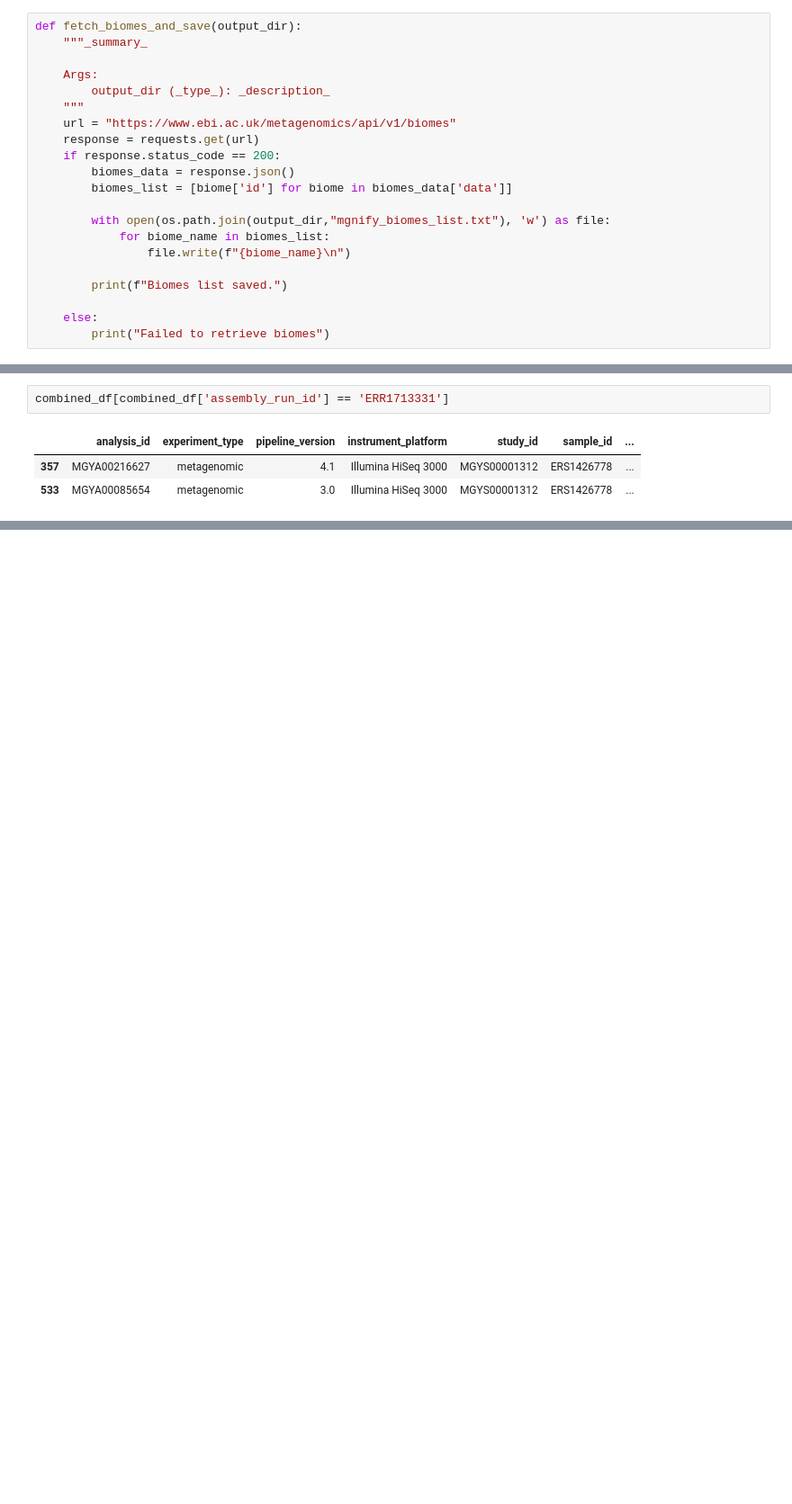
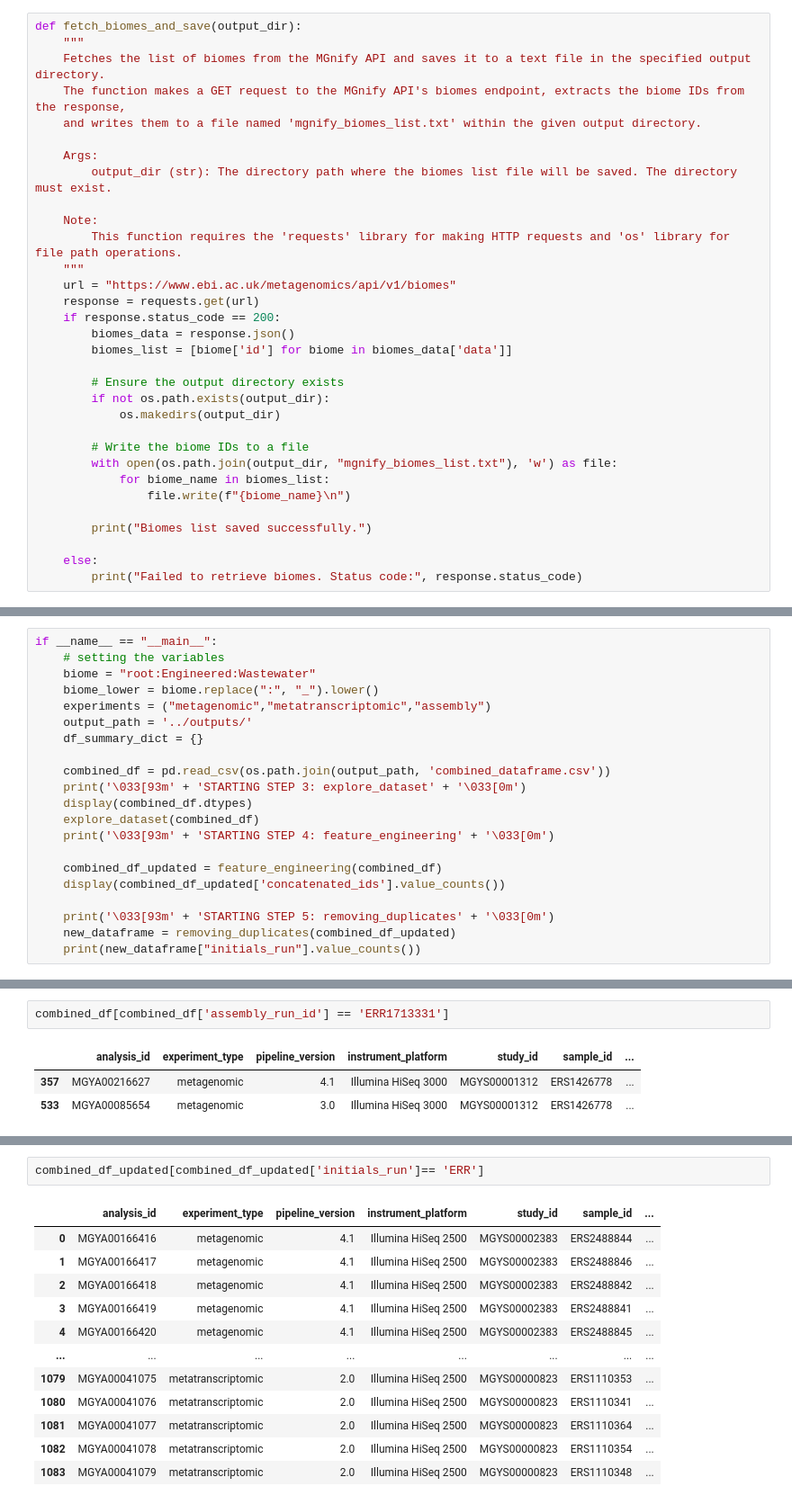
Before and after one commit to Multiomics-Analytics-Group/Retrieve_info_MGnifyAPI, a Jupyter notebook: notebooks/test_version3.ipynb, the cells around one changed output, grey strips where cells are left out. Shown at 90% size. Drawn from its saved outputs; the diff is of its cells as text; blank space fills up the shorter version.

Commit message:
updates to notebook and new utils.py with functions

```diff
--- a/notebooks/test_version3.ipynb
+++ b/notebooks/test_version3.ipynb
@@ -81,10 +90,16 @@ def get_studies_and_analyses_summary(biome_name, experiment_type):
     return df_summary
 # %%
 def fetch_biomes_and_save(output_dir):
-    """_summary_
+    """
+    Fetches the list of biomes from the MGnify API and saves it to a text file in the specified output directory.
+    The function makes a GET request to the MGnify API's biomes endpoint, extracts the biome IDs from the response,
+    and writes them to a file named 'mgnify_biomes_list.txt' within the given output directory.
 
     Args:
-        output_dir (_type_): _description_
+        output_dir (str): The directory path where the biomes list file will be saved. The directory must exist.
+
+    Note:
+        This function requires the 'requests' library for making HTTP requests and 'os' library for file path operations.
     """
     url = "https://www.ebi.ac.uk/metagenomics/api/v1/biomes"
     response = requests.get(url)
@@ -92,11 +107,16 @@ def fetch_biomes_and_save(output_dir):
         biomes_data = response.json()
         biomes_list = [biome['id'] for biome in biomes_data['data']]
 
-        with open(os.path.join(output_dir,"mgnify_biomes_list.txt"), 'w') as file:
+        # Ensure the output directory exists
+        if not os.path.exists(output_dir):
+            os.makedirs(output_dir)
+
+        # Write the biome IDs to a file
+        with open(os.path.join(output_dir, "mgnify_biomes_list.txt"), 'w') as file:
             for biome_name in biomes_list:
                 file.write(f"{biome_name}\n")
 
-        print(f"Biomes list saved.")
+        print("Biomes list saved successfully.")
 
     else:
-        print("Failed to retrieve biomes")
+        print("Failed to retrieve biomes. Status code:", response.status_code)
@@ -237,3 +380,24 @@ Page 21 retrieved successfully. Total pages: 22
 Retrieving data for page 22...
 Page 22 retrieved successfully. Total pages: 22
 Analyses data for assembly saved to ../outputs/mgnify_analyses_assembly.json
+# %%
+if __name__ == "__main__":
+    # setting the variables
+    biome = "root:Engineered:Wastewater"
+    biome_lower = biome.replace(":", "_").lower()
+    experiments = ("metagenomic","metatranscriptomic","assembly")
+    output_path = '../outputs/'
+    df_summary_dict = {}
+
+    combined_df = pd.read_csv(os.path.join(output_path, 'combined_dataframe.csv'))
+    print('\033[93m' + 'STARTING STEP 3: explore_dataset' + '\033[0m')
+    display(combined_df.dtypes)
+    explore_dataset(combined_df)
+    print('\033[93m' + 'STARTING STEP 4: feature_engineering' + '\033[0m')
+
+    combined_df_updated = feature_engineering(combined_df)
+    display(combined_df_updated['concatenated_ids'].value_counts())
+
+    print('\033[93m' + 'STARTING STEP 5: removing_duplicates' + '\033[0m')
+    new_dataframe = removing_duplicates(combined_df_updated)
+    print(new_dataframe["initials_run"].value_counts())
@@ -428,0 +599,15 @@ combined_df[combined_df['assembly_run_id'] == 'ERR1713331']
+# %%
+combined_df_updated[combined_df_updated['initials_run']== 'ERR']
+# %% [output]
+|  | analysis_id | experiment_type | pipeline_version | instrument_platform | study_id | sample_id | ... |
+| 0 | MGYA00166416 | metagenomic | 4.1 | Illumina HiSeq 2500 | MGYS00002383 | ERS2488844 | ... |
+| 1 | MGYA00166417 | metagenomic | 4.1 | Illumina HiSeq 2500 | MGYS00002383 | ERS2488846 | ... |
+| 2 | MGYA00166418 | metagenomic | 4.1 | Illumina HiSeq 2500 | MGYS00002383 | ERS2488842 | ... |
+| 3 | MGYA00166419 | metagenomic | 4.1 | Illumina HiSeq 2500 | MGYS00002383 | ERS2488841 | ... |
+| 4 | MGYA00166420 | metagenomic | 4.1 | Illumina HiSeq 2500 | MGYS00002383 | ERS2488845 | ... |
+| ... | ... | ... | ... | ... | ... | ... | ... |
+| 1079 | MGYA00041075 | metatranscriptomic | 2.0 | Illumina HiSeq 2500 | MGYS00000823 | ERS1110353 | ... |
+| 1080 | MGYA00041076 | metatranscriptomic | 2.0 | Illumina HiSeq 2500 | MGYS00000823 | ERS1110341 | ... |
+| 1081 | MGYA00041077 | metatranscriptomic | 2.0 | Illumina HiSeq 2500 | MGYS00000823 | ERS1110364 | ... |
+| 1082 | MGYA00041078 | metatranscriptomic | 2.0 | Illumina HiSeq 2500 | MGYS00000823 | ERS1110354 | ... |
+| 1083 | MGYA00041079 | metatranscriptomic | 2.0 | Illumina HiSeq 2500 | MGYS00000823 | ERS1110348 | ... |
```
Also changed, not shown: parts of 36 cells of this notebook, 1 other file.
